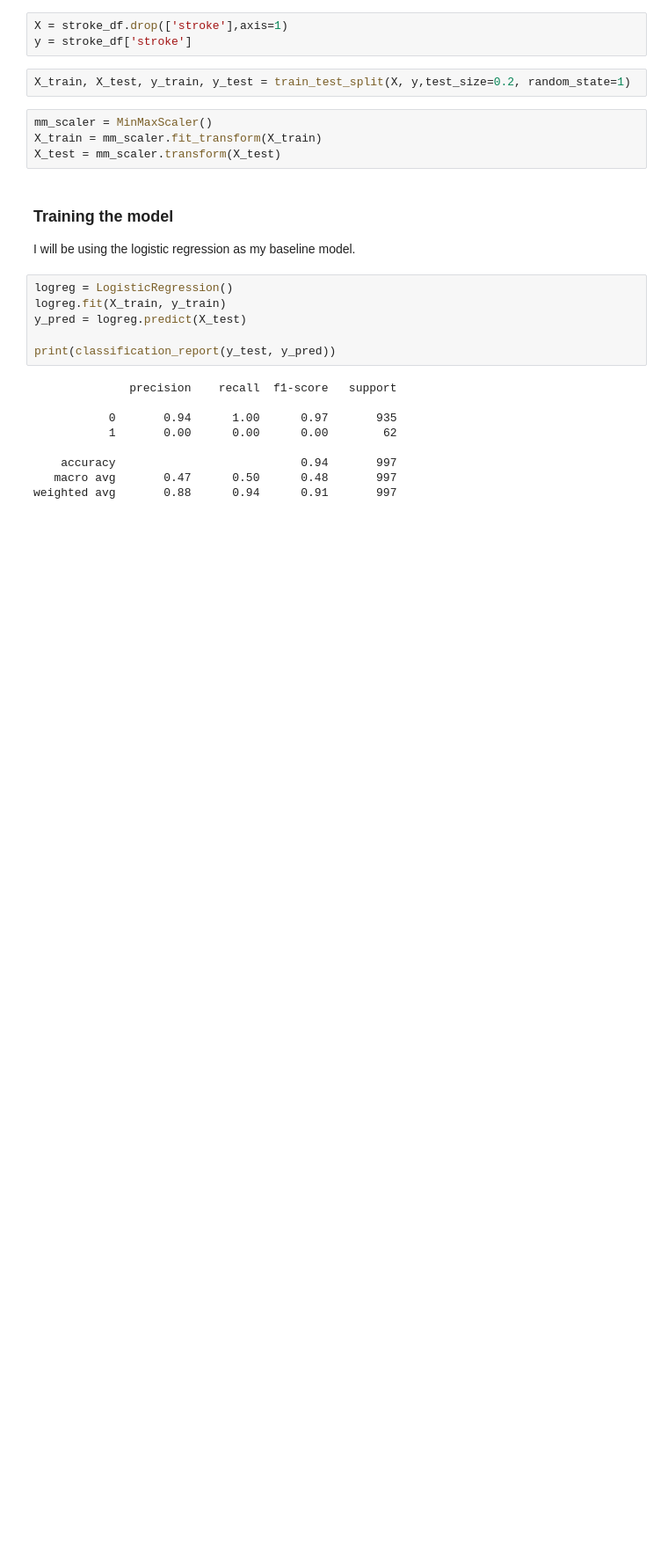
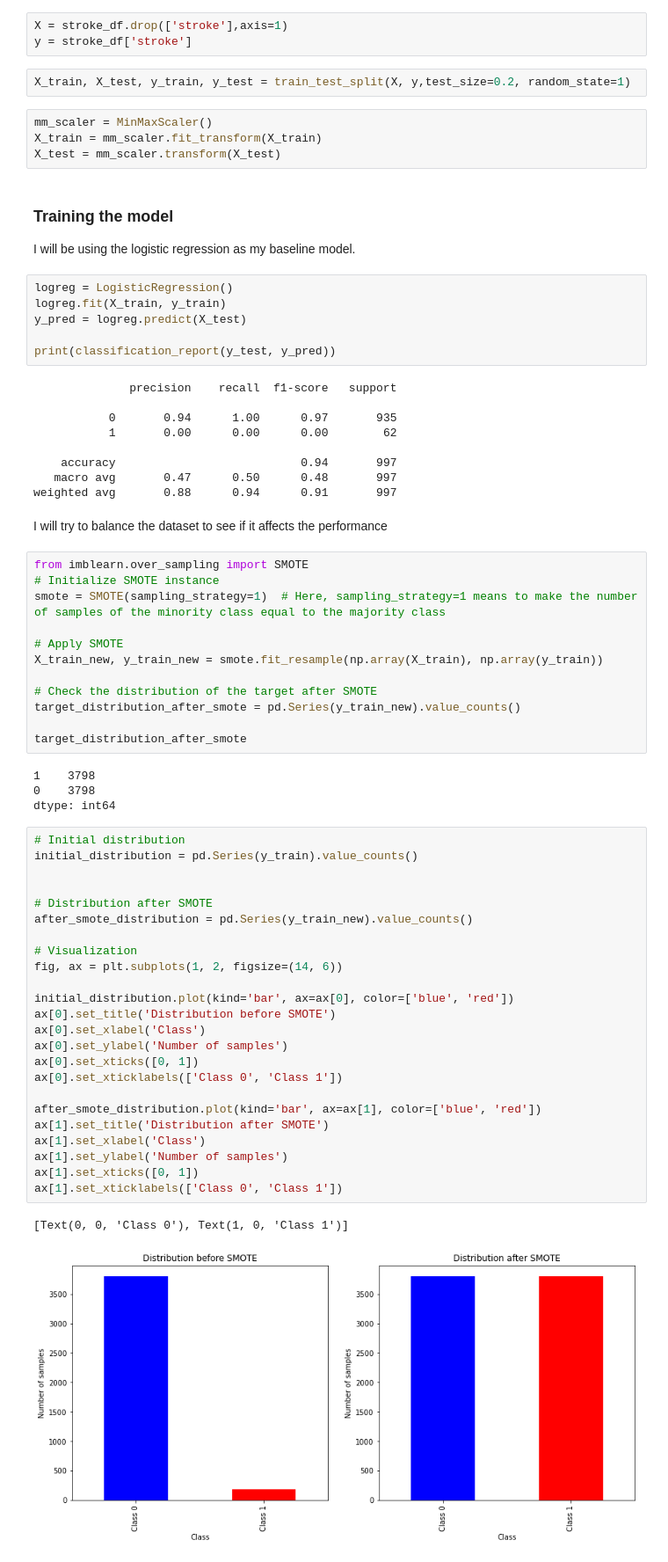
Before and after one commit to Annbellah/Brain_Stroke_Model, a Jupyter notebook: Brain_Stroke.ipynb, the cells around one changed output. Shown at 88% size. Drawn from its saved outputs; the diff is of its cells as text; blank space fills up the shorter version.

```diff
--- a/Brain_Stroke.ipynb
+++ b/Brain_Stroke.ipynb
@@ -219,3 +219,48 @@ print(classification_report(y_test, y_pred))
     accuracy                           0.94       997
    macro avg       0.47      0.50      0.48       997
 weighted avg       0.88      0.94      0.91       997
+# %% [markdown]
+I will try to balance the dataset to see if it affects the performance
+# %%
+from imblearn.over_sampling import SMOTE
+# Initialize SMOTE instance
+smote = SMOTE(sampling_strategy=1)  # Here, sampling_strategy=1 means to make the number of samples of the minority class equal to the majority class
+
+# Apply SMOTE
+X_train_new, y_train_new = smote.fit_resample(np.array(X_train), np.array(y_train))
+
+# Check the distribution of the target after SMOTE
+target_distribution_after_smote = pd.Series(y_train_new).value_counts()
+
+target_distribution_after_smote
+# %% [output]
+1    3798
+0    3798
+dtype: int64
+# %%
+# Initial distribution
+initial_distribution = pd.Series(y_train).value_counts()
+
+
+# Distribution after SMOTE
+after_smote_distribution = pd.Series(y_train_new).value_counts()
+
+# Visualization
+fig, ax = plt.subplots(1, 2, figsize=(14, 6))
+
+initial_distribution.plot(kind='bar', ax=ax[0], color=['blue', 'red'])
+ax[0].set_title('Distribution before SMOTE')
+ax[0].set_xlabel('Class')
+ax[0].set_ylabel('Number of samples')
+ax[0].set_xticks([0, 1])
+ax[0].set_xticklabels(['Class 0', 'Class 1'])
+
+after_smote_distribution.plot(kind='bar', ax=ax[1], color=['blue', 'red'])
+ax[1].set_title('Distribution after SMOTE')
+ax[1].set_xlabel('Class')
+ax[1].set_ylabel('Number of samples')
+ax[1].set_xticks([0, 1])
+ax[1].set_xticklabels(['Class 0', 'Class 1'])
+# %% [output]
+[Text(0, 0, 'Class 0'), Text(1, 0, 'Class 1')]
+[figure, added]
```
